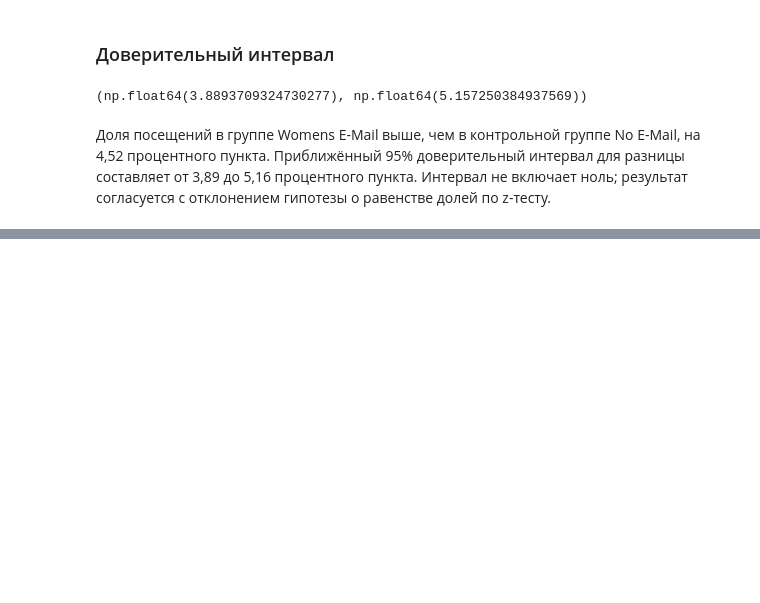
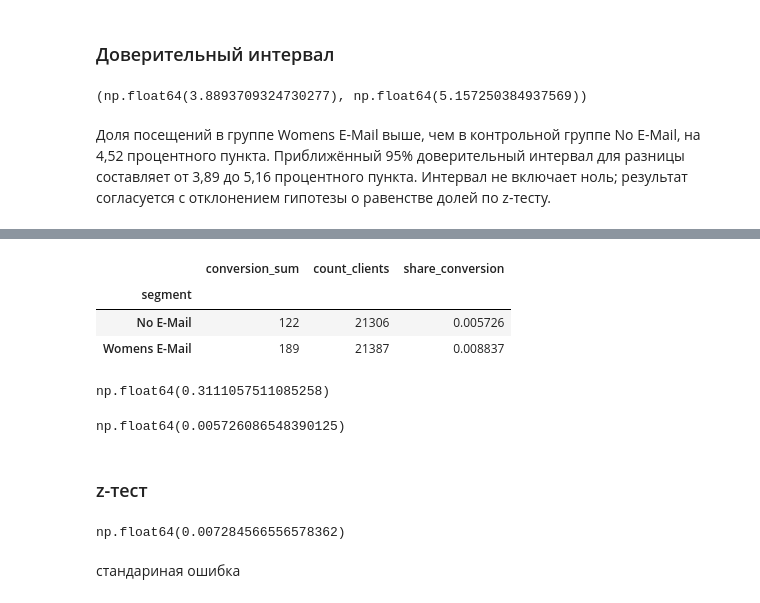
Before and after one commit to mrsli123/retailrocket-ecommerce-analysis, a Jupyter notebook: notebooks/05_statistical_analysis.ipynb, the cells around one changed output, grey strips where cells are left out. Cells and saved outputs as stored; diff of their text form; code cells hidden in the pictures; blank space fills up the shorter version.

```diff
--- a/notebooks/05_statistical_analysis.ipynb
+++ b/notebooks/05_statistical_analysis.ipynb
@@ -203,0 +222,28 @@ lower, upper
+# %%
+conversion_df = new_df.groupby('segment').agg(conversion_sum = ("conversion", 'sum'), count_clients = ('conversion', 'count'), share_conversion = ('conversion', 'mean'))
+conversion_df
+# %% [output]
+|  | conversion_sum | count_clients | share_conversion |
+| segment |  |  |  |
+| No E-Mail | 122 | 21306 | 0.005726 |
+| Womens E-Mail | 189 | 21387 | 0.008837 |
+# %%
+conversion_diff = conversion_df.loc['Womens E-Mail','share_conversion'] - conversion_df.loc['No E-Mail','share_conversion']
+conversion_diff * 100
+# %% [output]
+np.float64(0.3111057511085258)
+# %%
+share_conv_control = conversion_df.loc['No E-Mail','share_conversion']
+share_conv_letter = conversion_df.loc['Womens E-Mail','share_conversion']
+share_conv_control
+# %% [output]
+np.float64(0.005726086548390125)
+# %% [markdown]
+### z-тест
+# %%
+pooled_conversion_rate = conversion_df['conversion_sum'].sum() / conversion_df['count_clients'].sum()
+pooled_conversion_rate
+# %% [output]
+np.float64(0.007284566556578362)
+# %% [markdown]
+стандариная ошибка
```
Also changed, not shown: parts of 13 cells of this notebook.
